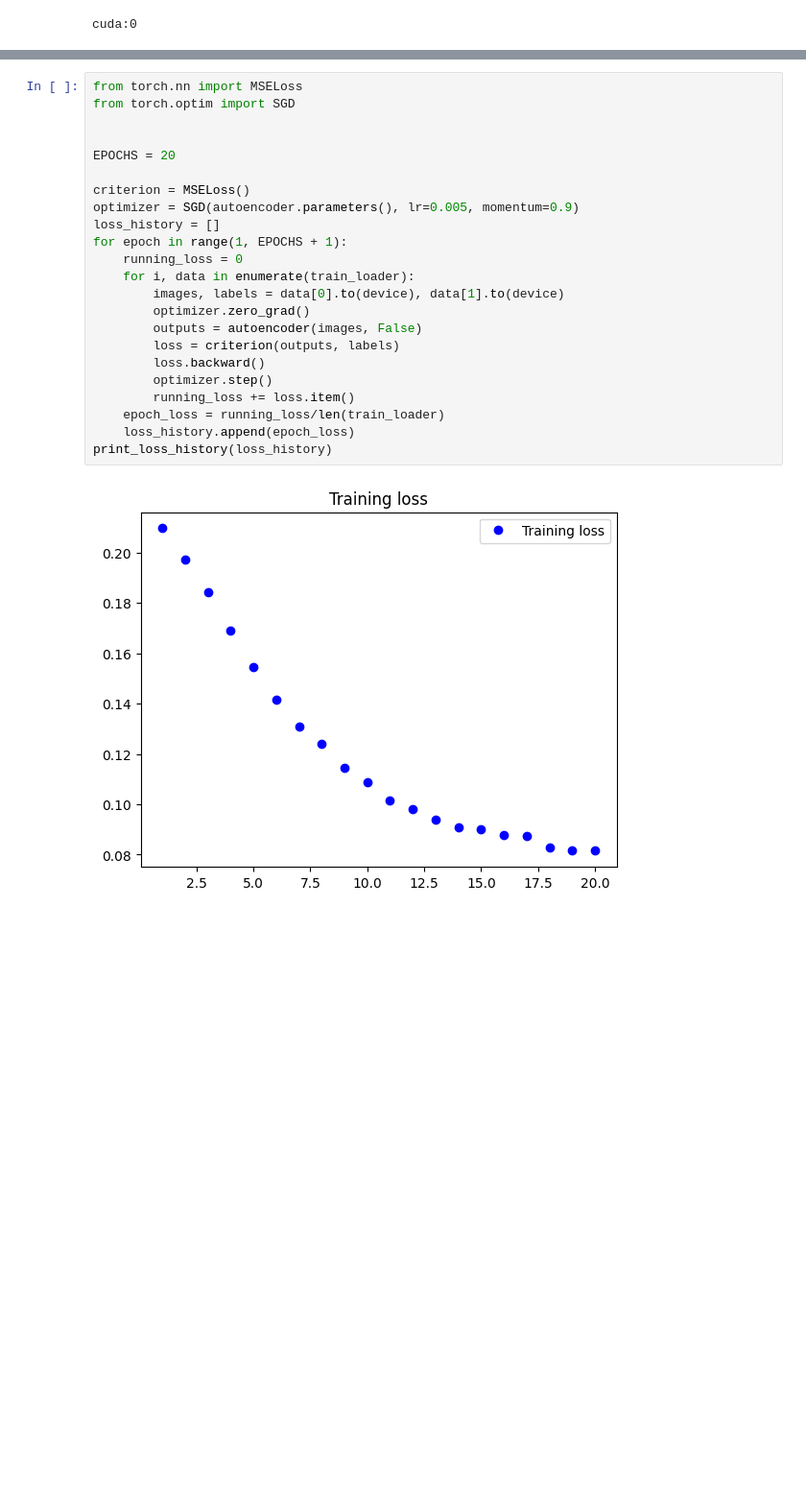
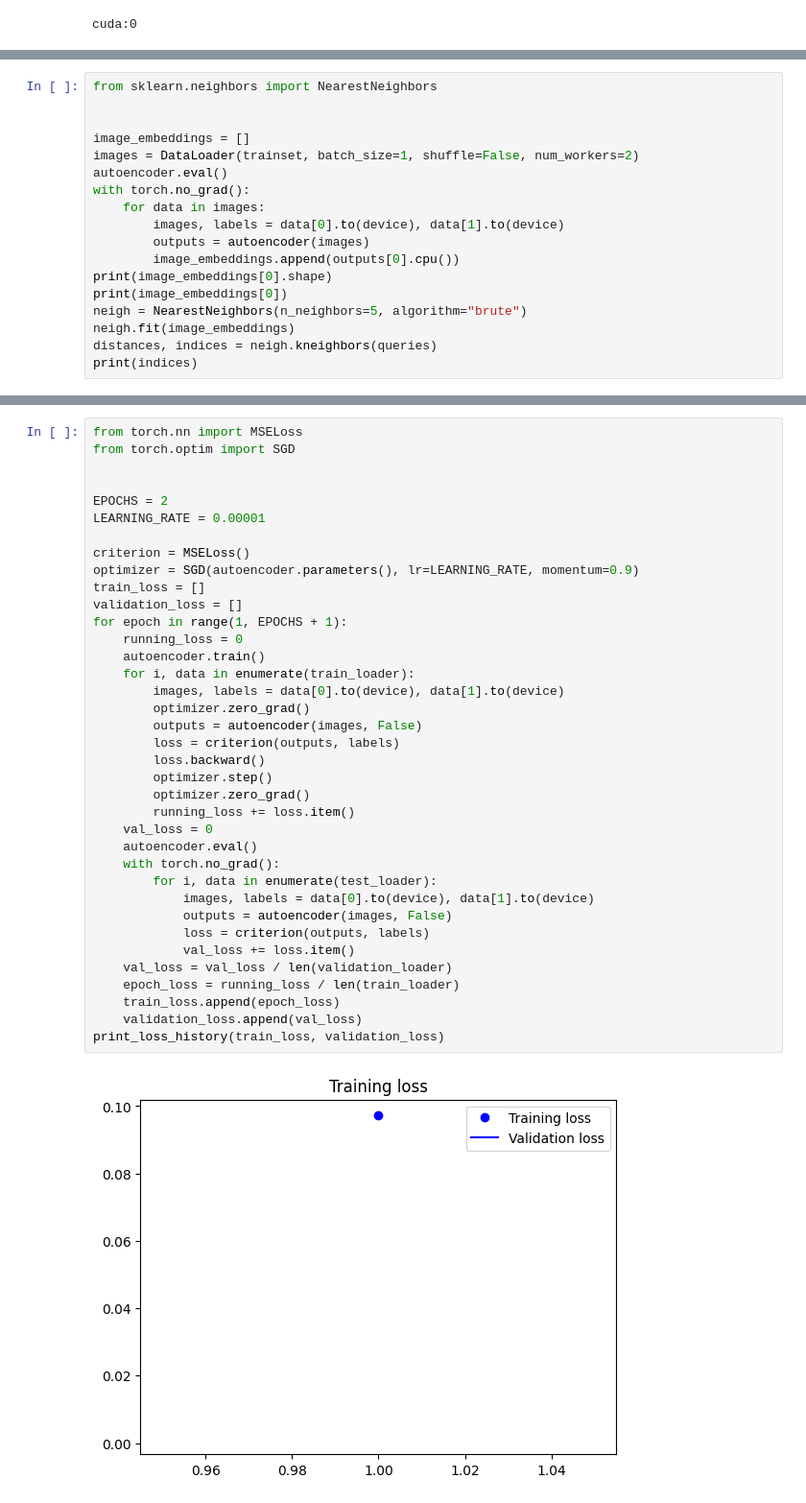
Before and after one commit to DiegoMont/deep-learning-research, a Jupyter notebook: feature-extraction/resnet_autoencoder.ipynb, the cells around one changed output, grey strips where cells are left out. Shown: that part at 96% size. Drawn from its saved outputs; the diff is of its cells as text; blank space fills up the shorter version.

```diff
--- a/feature-extraction/resnet_autoencoder.ipynb
+++ b/feature-extraction/resnet_autoencoder.ipynb
@@ -267,0 +322,18 @@ ResNetAutoEncoder(
+# %%
+from sklearn.neighbors import NearestNeighbors
+
+
+image_embeddings = []
+images = DataLoader(trainset, batch_size=1, shuffle=False, num_workers=2)
+autoencoder.eval()
+with torch.no_grad():
+    for data in images:
+        images, labels = data[0].to(device), data[1].to(device)
+        outputs = autoencoder(images)
+        image_embeddings.append(outputs[0].cpu())
+print(image_embeddings[0].shape)
+print(image_embeddings[0])
+neigh = NearestNeighbors(n_neighbors=5, algorithm="brute")
+neigh.fit(image_embeddings)
+distances, indices = neigh.kneighbors(queries)
+print(indices)
@@ -268,25 +372,39 @@ ResNetAutoEncoder(
 # %%
 from torch.nn import MSELoss
 from torch.optim import SGD
 
 
-EPOCHS = 20
+EPOCHS = 2
+LEARNING_RATE = 0.00001
 
 criterion = MSELoss()
-optimizer = SGD(autoencoder.parameters(), lr=0.005, momentum=0.9)
-loss_history = []
+optimizer = SGD(autoencoder.parameters(), lr=LEARNING_RATE, momentum=0.9)
+train_loss = []
+validation_loss = []
 for epoch in range(1, EPOCHS + 1):
     running_loss = 0
+    autoencoder.train()
     for i, data in enumerate(train_loader):
         images, labels = data[0].to(device), data[1].to(device)
         optimizer.zero_grad()
         outputs = autoencoder(images, False)
         loss = criterion(outputs, labels)
         loss.backward()
         optimizer.step()
+        optimizer.zero_grad()
         running_loss += loss.item()
-    epoch_loss = running_loss/len(train_loader)
-    loss_history.append(epoch_loss)
-print_loss_history(loss_history)
+    val_loss = 0
+    autoencoder.eval()
+    with torch.no_grad():
+        for i, data in enumerate(test_loader):
+            images, labels = data[0].to(device), data[1].to(device)
+            outputs = autoencoder(images, False)
+            loss = criterion(outputs, labels)
+            val_loss += loss.item()
+    val_loss = val_loss / len(validation_loader)
+    epoch_loss = running_loss / len(train_loader)
+    train_loss.append(epoch_loss)
+    validation_loss.append(val_loss)
+print_loss_history(train_loss, validation_loss)
 # %% [output]
-[figure, old version]
+[figure, new version]
```
Also changed, not shown: parts of 24 cells of this notebook.
